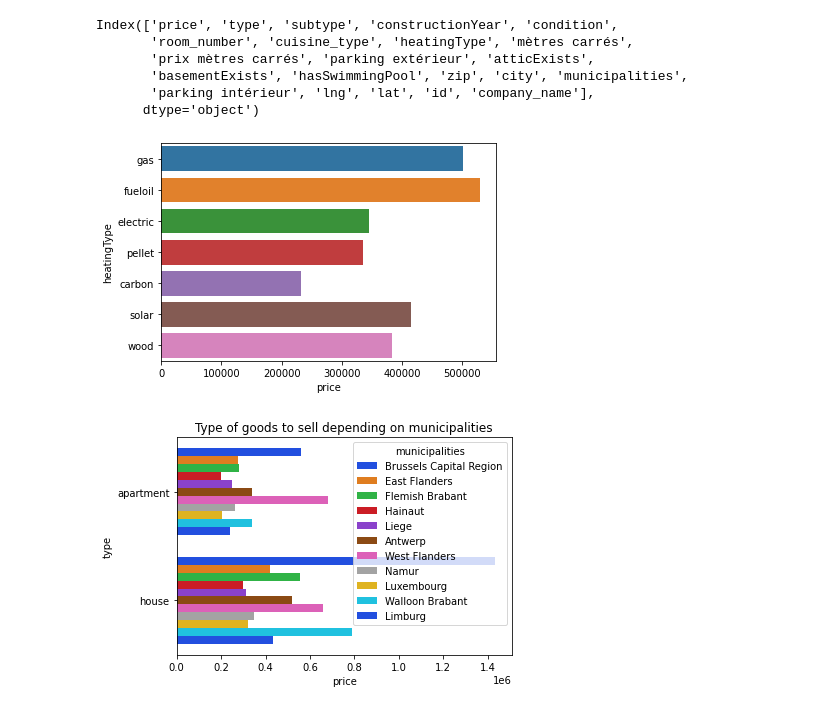
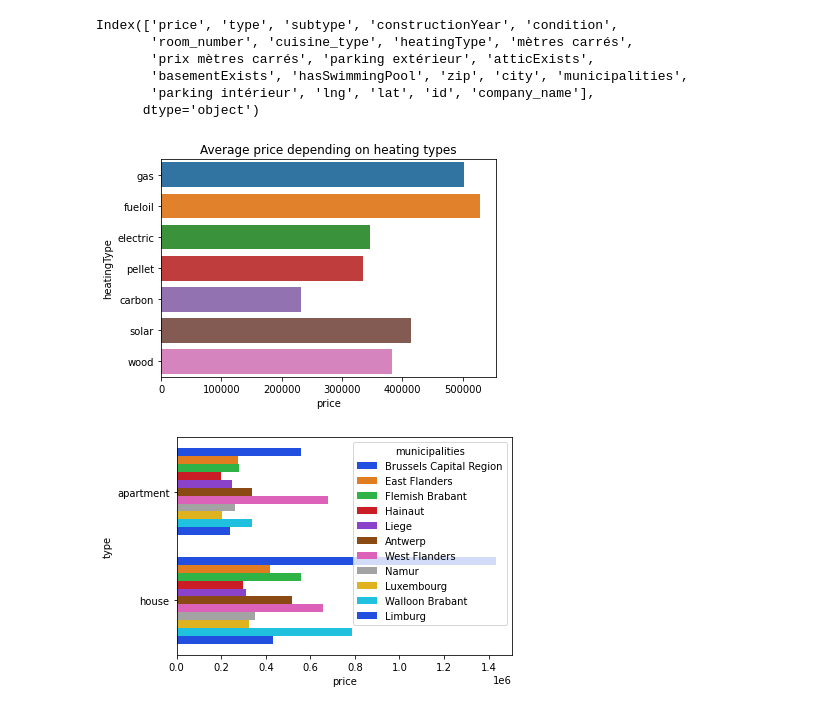
Before and after one commit to Ezamey/Data-Analysis, a Jupyter notebook: Step_2_Data_Analysis.ipynb, the cells around one changed output. Drawn from its saved outputs; the diff is of its cells as text; code cells hidden in the pictures.

```diff
--- a/Step_2_Data_Analysis.ipynb
+++ b/Step_2_Data_Analysis.ipynb
@@ -300,15 +301,16 @@ Index(['price', 'type', 'subtype', 'constructionYear', 'condition',
        'basementExists', 'hasSwimmingPool', 'zip', 'city', 'municipalities',
        'parking intérieur', 'lng', 'lat', 'id', 'company_name'],
       dtype='object')
+# %%
+sns.barplot(data=immo_classic,x="price",y="heatingType",ci=False)
+plt.title("Average price depending on heating types")
+plt.savefig("plots/heatingtype_plot.jpg",dpi=200,bbox_inches='tight')
+plt.show()
+# %% [output]
+[figure, added]
 # %%
-sns.barplot(data=immo_classic,x="price",y="heatingType",ci=False)
+sns.barplot(data=immo_classic,x="price",y="type",hue="municipalities",ci=False,palette="bright")
+plt.savefig("plots/type_good_munip.jpg",dpi=200,bbox_inches='tight')
 plt.show()
 # %% [output]
-[figure, old version]
+[figure, new version]
-# %%
-sns.barplot(data=immo_classic,x="price",y="type",hue="municipalities",ci=False,palette="bright")
-plt.title("Type of goods to sell depending on municipalities")
-plt.savefig("plots/type_good_munip.jpg",dpi=200,bbox_inches='tight')
-plt.show()
-# %% [output]
-[figure, removed]
```
Also changed, not shown: parts of 1 cell of this notebook, 4 other files.
